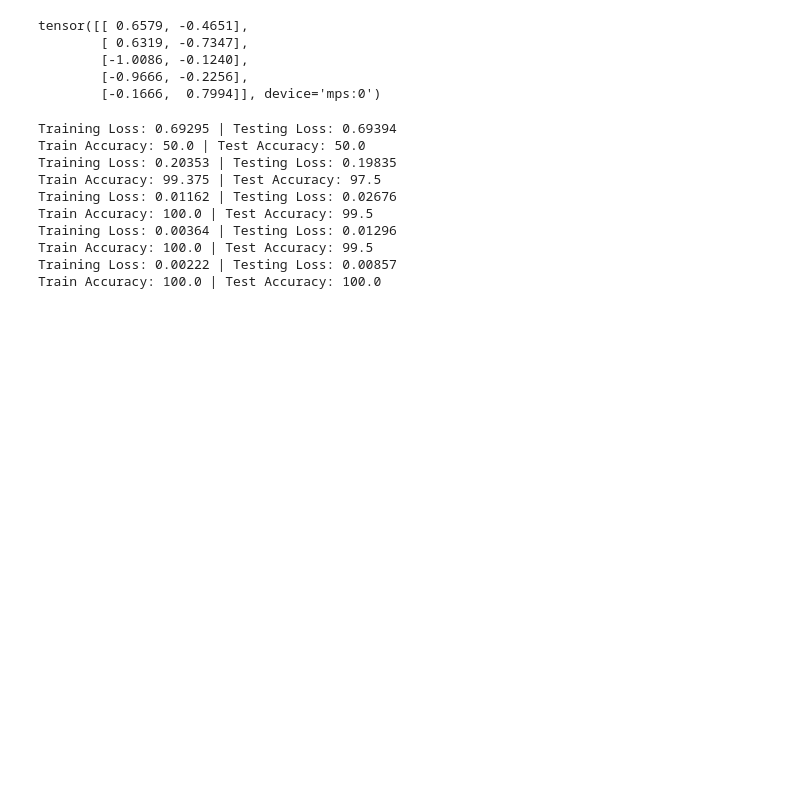
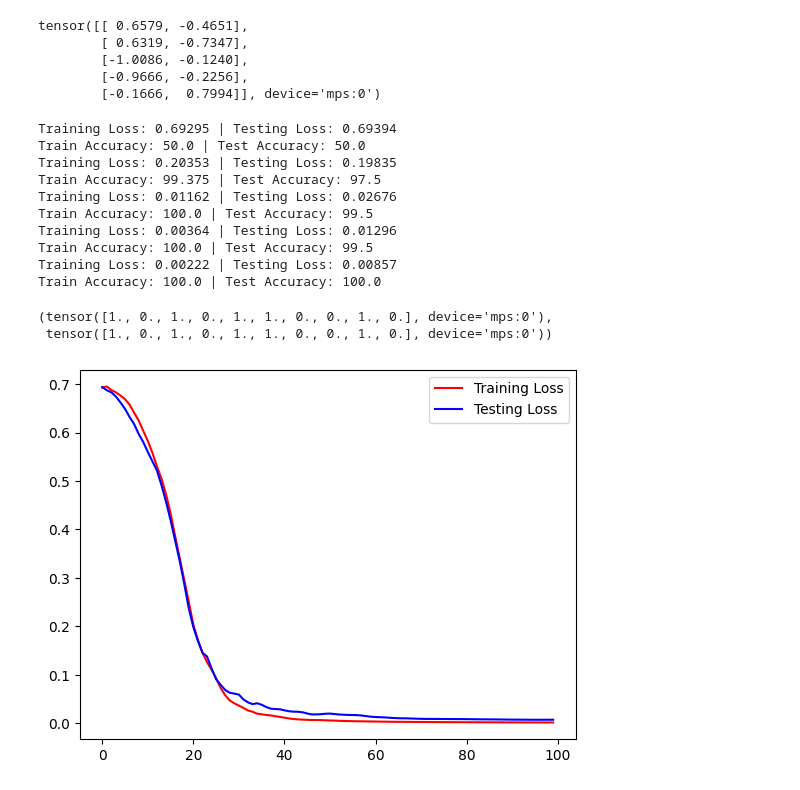
Before and after one commit to axiomchronicles/neural_network_learning, a Jupyter notebook: PyTorch_Learning/pathway_07.ipynb, the cells around one changed output. Saved outputs shown, nothing was run; the diff lists cells and outputs as text; code cells hidden in the pictures; blank space fills up the shorter version.

```diff
--- a/PyTorch_Learning/pathway_07.ipynb
+++ b/PyTorch_Learning/pathway_07.ipynb
@@ -123,6 +131,23 @@ Training Loss: 0.00364 | Testing Loss: 0.01296
 Train Accuracy: 100.0 | Test Accuracy: 99.5
 Training Loss: 0.00222 | Testing Loss: 0.00857
 Train Accuracy: 100.0 | Test Accuracy: 100.0
+# %%
+model.eval()
+with torch.inference_mode():
+    y_logits = model(X_test).squeeze()
+    y_pred = torch.round(torch.sigmoid(y_logits))
+
+y_pred[:10], y_test[:10]
+# %% [output]
+(tensor([1., 0., 1., 0., 1., 1., 0., 0., 1., 0.], device='mps:0'),
+ tensor([1., 0., 1., 0., 1., 1., 0., 0., 1., 0.], device='mps:0'))
+# %%
+plt.plot(total_epochs, losses, label="Training Loss", c="red")
+plt.plot(total_epochs, test_losses, label="Testing Loss", c="blue")
+plt.legend()
+plt.show()
+# %% [output]
+[figure, added]
 # %%
 plt.figure(figsize=(10, 5))
 plt.subplot(1, 2, 1)
```
Also changed, not shown: parts of 5 cells of this notebook.
